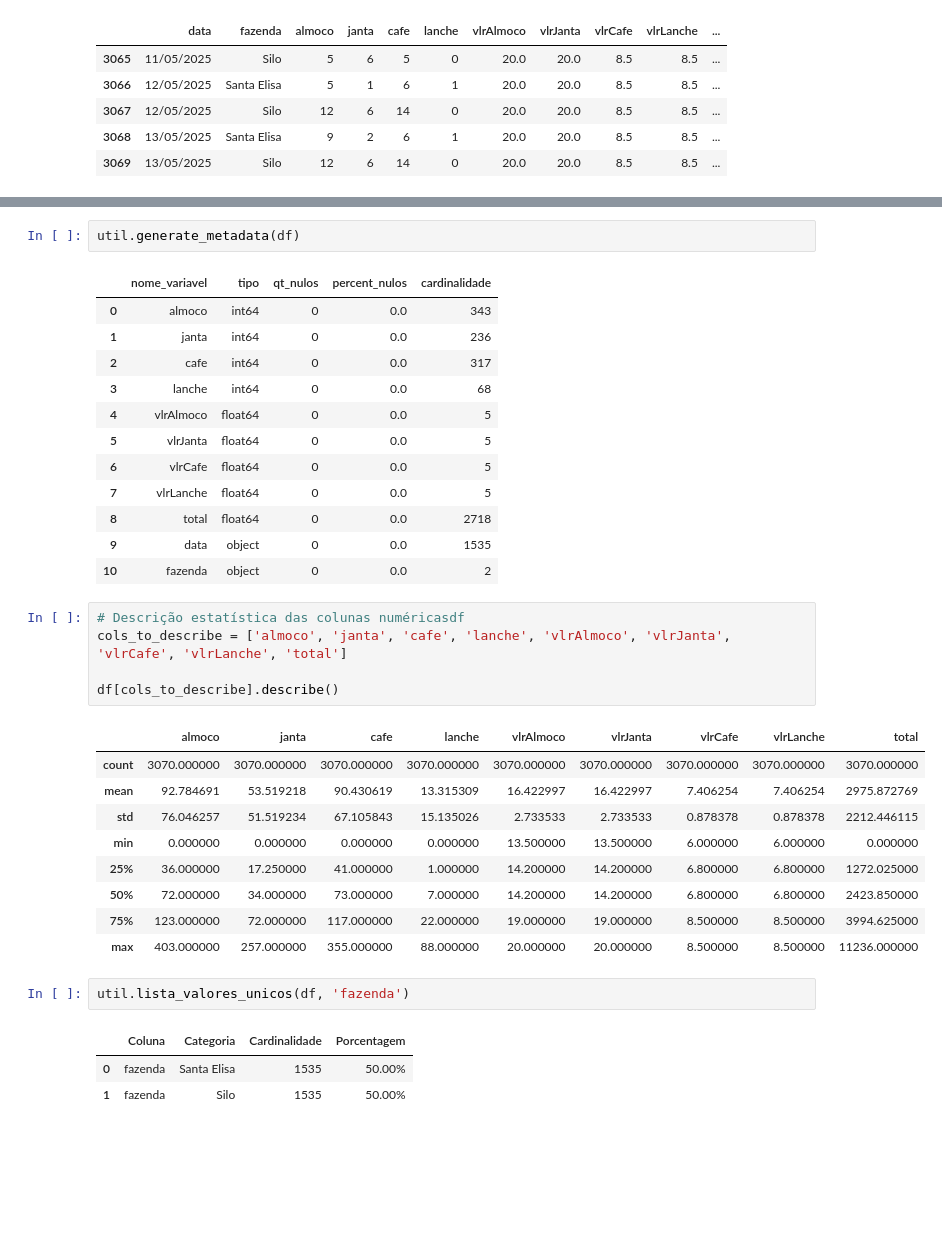
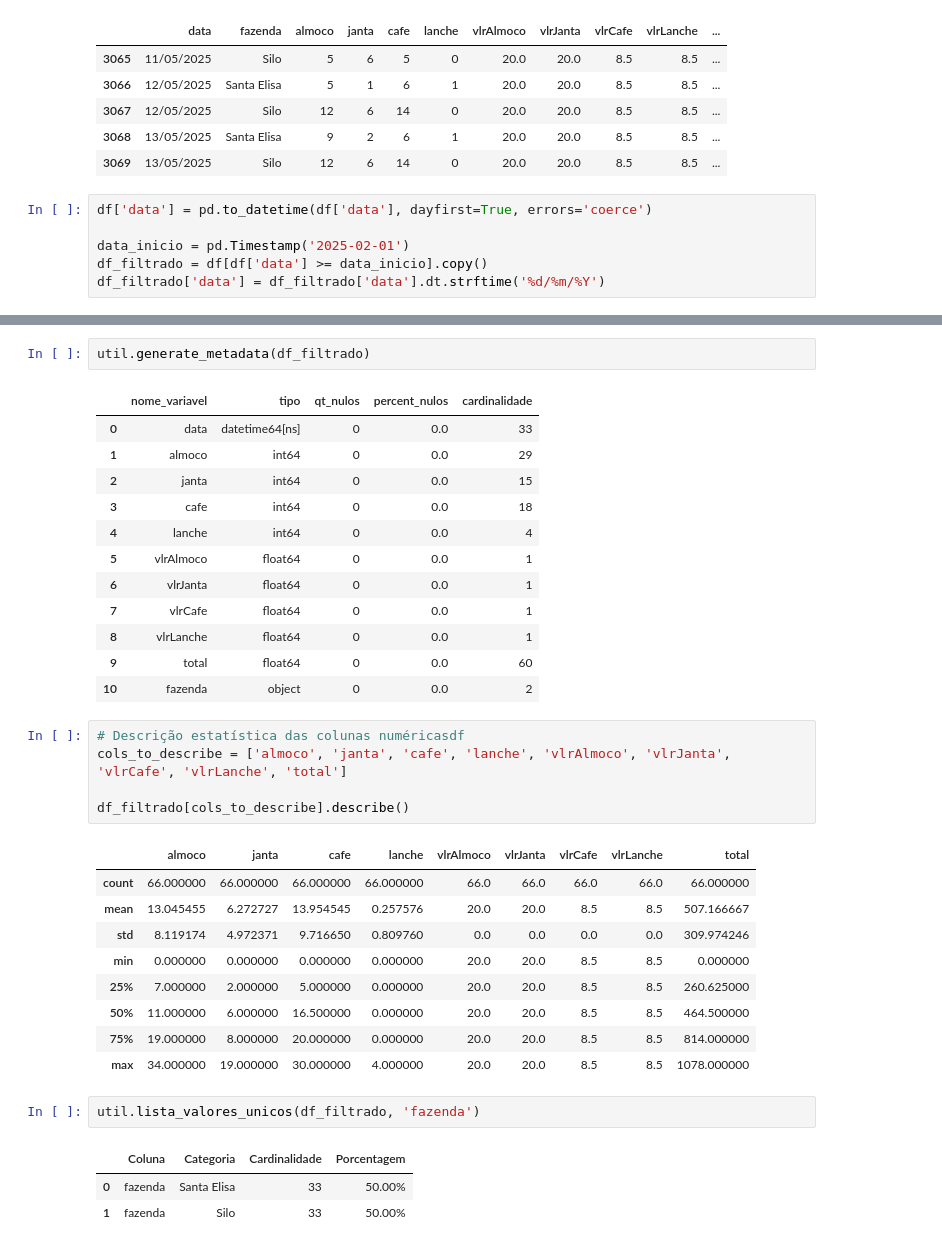
Before and after one commit to rafa-trindade/dashboard-elisaagro, a Jupyter notebook: notebooks/eda.ipynb, the cells around one changed output, grey strips where cells are left out. Saved outputs shown, nothing was run; the diff lists cells and outputs as text; blank space fills up the shorter version.

```diff
--- a/notebooks/eda.ipynb
+++ b/notebooks/eda.ipynb
@@ -24,3 +24,9 @@ df.tail()
 | 3067 | 12/05/2025 | Silo | 12 | 6 | 14 | 0 | 20.0 | 20.0 | 8.5 | 8.5 | ... |
 | 3068 | 13/05/2025 | Santa Elisa | 9 | 2 | 6 | 1 | 20.0 | 20.0 | 8.5 | 8.5 | ... |
 | 3069 | 13/05/2025 | Silo | 12 | 6 | 14 | 0 | 20.0 | 20.0 | 8.5 | 8.5 | ... |
+# %%
+df['data'] = pd.to_datetime(df['data'], dayfirst=True, errors='coerce')
+
+data_inicio = pd.Timestamp('2025-02-01')
+df_filtrado = df[df['data'] >= data_inicio].copy()
+df_filtrado['data'] = df_filtrado['data'].dt.strftime('%d/%m/%Y')
@@ -27,37 +51,37 @@ df.tail()
 # %%
-util.generate_metadata(df)
+util.generate_metadata(df_filtrado)
 # %% [output]
 |  | nome_variavel | tipo | qt_nulos | percent_nulos | cardinalidade |
-| 0 | almoco | int64 | 0 | 0.0 | 343 |
-| 1 | janta | int64 | 0 | 0.0 | 236 |
-| 2 | cafe | int64 | 0 | 0.0 | 317 |
-| 3 | lanche | int64 | 0 | 0.0 | 68 |
-| 4 | vlrAlmoco | float64 | 0 | 0.0 | 5 |
-| 5 | vlrJanta | float64 | 0 | 0.0 | 5 |
-| 6 | vlrCafe | float64 | 0 | 0.0 | 5 |
-| 7 | vlrLanche | float64 | 0 | 0.0 | 5 |
-| 8 | total | float64 | 0 | 0.0 | 2718 |
-| 9 | data | object | 0 | 0.0 | 1535 |
+| 0 | data | datetime64[ns] | 0 | 0.0 | 33 |
+| 1 | almoco | int64 | 0 | 0.0 | 29 |
+| 2 | janta | int64 | 0 | 0.0 | 15 |
+| 3 | cafe | int64 | 0 | 0.0 | 18 |
+| 4 | lanche | int64 | 0 | 0.0 | 4 |
+| 5 | vlrAlmoco | float64 | 0 | 0.0 | 1 |
+| 6 | vlrJanta | float64 | 0 | 0.0 | 1 |
+| 7 | vlrCafe | float64 | 0 | 0.0 | 1 |
+| 8 | vlrLanche | float64 | 0 | 0.0 | 1 |
+| 9 | total | float64 | 0 | 0.0 | 60 |
 | 10 | fazenda | object | 0 | 0.0 | 2 |
 # %%
 # Descrição estatística das colunas numéricasdf
 cols_to_describe = ['almoco', 'janta', 'cafe', 'lanche', 'vlrAlmoco', 'vlrJanta', 'vlrCafe', 'vlrLanche', 'total']
 
-df[cols_to_describe].describe()
+df_filtrado[cols_to_describe].describe()
 # %% [output]
 |  | almoco | janta | cafe | lanche | vlrAlmoco | vlrJanta | vlrCafe | vlrLanche | total |
-| count | 3070.000000 | 3070.000000 | 3070.000000 | 3070.000000 | 3070.000000 | 3070.000000 | 3070.000000 | 3070.000000 | 3070.000000 |
-| mean | 92.784691 | 53.519218 | 90.430619 | 13.315309 | 16.422997 | 16.422997 | 7.406254 | 7.406254 | 2975.872769 |
-| std | 76.046257 | 51.519234 | 67.105843 | 15.135026 | 2.733533 | 2.733533 | 0.878378 | 0.878378 | 2212.446115 |
-| min | 0.000000 | 0.000000 | 0.000000 | 0.000000 | 13.500000 | 13.500000 | 6.000000 | 6.000000 | 0.000000 |
-| 25% | 36.000000 | 17.250000 | 41.000000 | 1.000000 | 14.200000 | 14.200000 | 6.800000 | 6.800000 | 1272.025000 |
-| 50% | 72.000000 | 34.000000 | 73.000000 | 7.000000 | 14.200000 | 14.200000 | 6.800000 | 6.800000 | 2423.850000 |
-| 75% | 123.000000 | 72.000000 | 117.000000 | 22.000000 | 19.000000 | 19.000000 | 8.500000 | 8.500000 | 3994.625000 |
-| max | 403.000000 | 257.000000 | 355.000000 | 88.000000 | 20.000000 | 20.000000 | 8.500000 | 8.500000 | 11236.000000 |
+| count | 66.000000 | 66.000000 | 66.000000 | 66.000000 | 66.0 | 66.0 | 66.0 | 66.0 | 66.000000 |
+| mean | 13.045455 | 6.272727 | 13.954545 | 0.257576 | 20.0 | 20.0 | 8.5 | 8.5 | 507.166667 |
+| std | 8.119174 | 4.972371 | 9.716650 | 0.809760 | 0.0 | 0.0 | 0.0 | 0.0 | 309.974246 |
+| min | 0.000000 | 0.000000 | 0.000000 | 0.000000 | 20.0 | 20.0 | 8.5 | 8.5 | 0.000000 |
+| 25% | 7.000000 | 2.000000 | 5.000000 | 0.000000 | 20.0 | 20.0 | 8.5 | 8.5 | 260.625000 |
+| 50% | 11.000000 | 6.000000 | 16.500000 | 0.000000 | 20.0 | 20.0 | 8.5 | 8.5 | 464.500000 |
+| 75% | 19.000000 | 8.000000 | 20.000000 | 0.000000 | 20.0 | 20.0 | 8.5 | 8.5 | 814.000000 |
+| max | 34.000000 | 19.000000 | 30.000000 | 4.000000 | 20.0 | 20.0 | 8.5 | 8.5 | 1078.000000 |
 # %%
-util.lista_valores_unicos(df, 'fazenda')
+util.lista_valores_unicos(df_filtrado, 'fazenda')
 # %% [output]
 |  | Coluna | Categoria | Cardinalidade | Porcentagem |
-| 0 | fazenda | Santa Elisa | 1535 | 50.00% |
-| 1 | fazenda | Silo | 1535 | 50.00% |
+| 0 | fazenda | Santa Elisa | 33 | 50.00% |
+| 1 | fazenda | Silo | 33 | 50.00% |
 # %%
```
Also changed, not shown: parts of 18 cells of this notebook.
